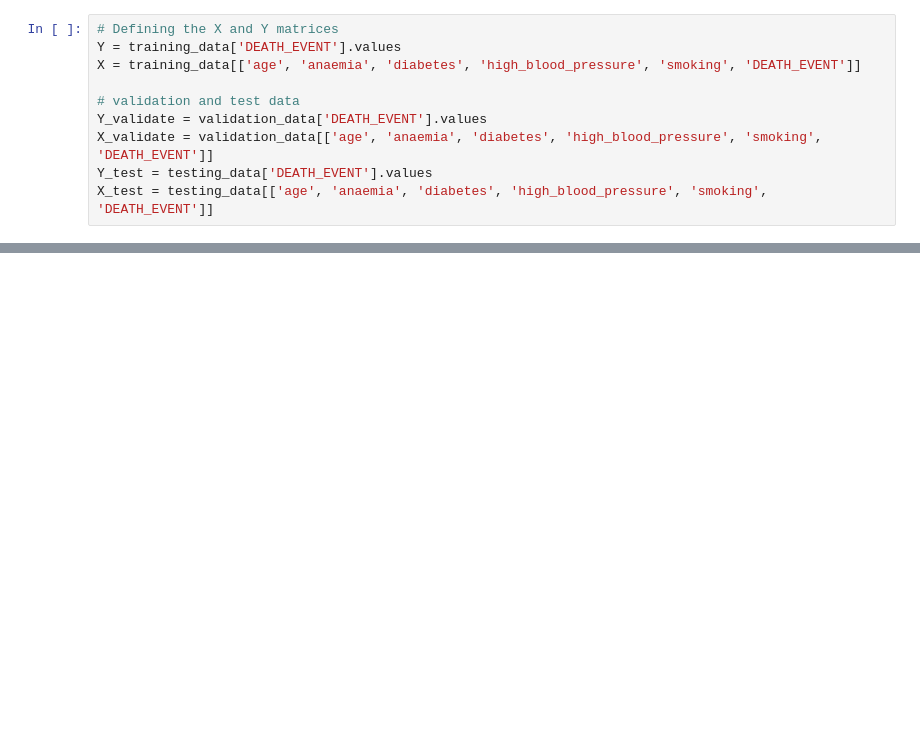
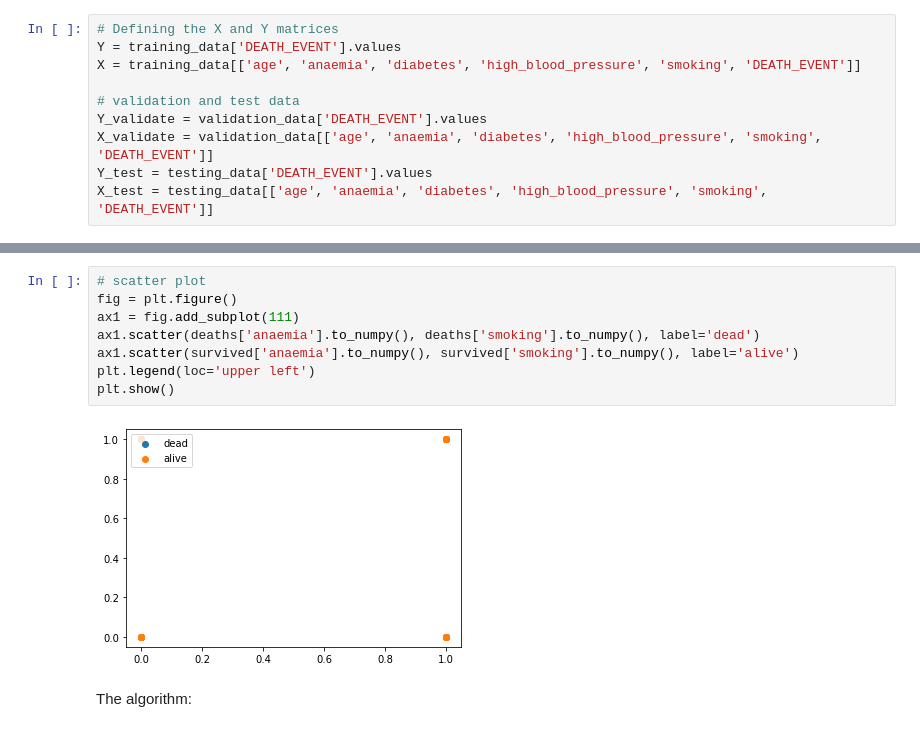
Before and after one commit to Artificial-Intelligence-101/ML, a Jupyter notebook: Code.ipynb, the cells around one changed output, grey strips where cells are left out. Cells and saved outputs as stored; diff of their text form; blank space fills up the shorter version.

```diff
--- a/Code.ipynb
+++ b/Code.ipynb
@@ -293,0 +145,12 @@ Our final accuracy is 94.92%
+# %%
+# scatter plot
+fig = plt.figure()
+ax1 = fig.add_subplot(111)
+ax1.scatter(deaths['anaemia'].to_numpy(), deaths['smoking'].to_numpy(), label='dead')
+ax1.scatter(survived['anaemia'].to_numpy(), survived['smoking'].to_numpy(), label='alive')
+plt.legend(loc='upper left')
+plt.show()
+# %% [output]
+[figure, added]
+# %% [markdown]
+The algorithm:
```
Also changed, not shown: parts of 16 cells of this notebook, 1 other file.
